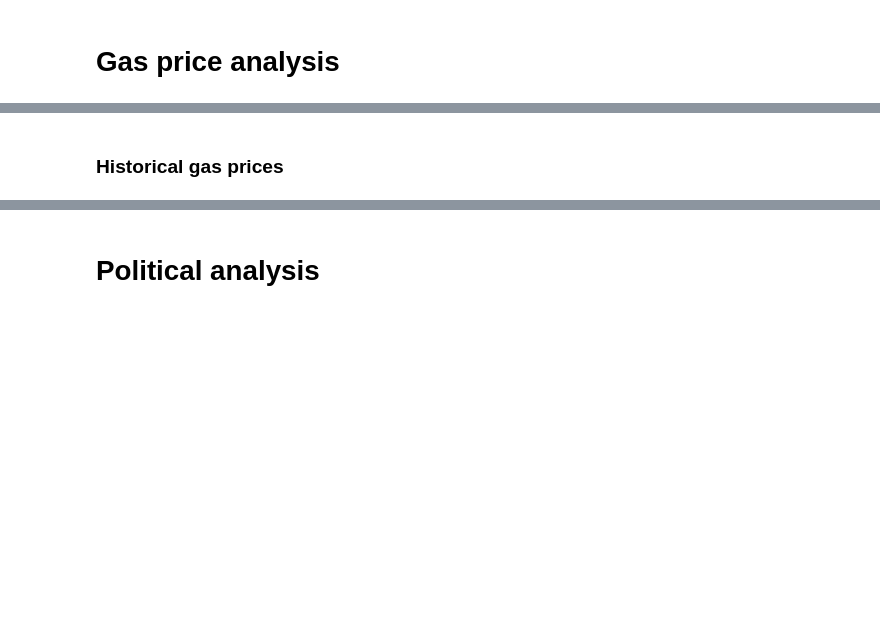
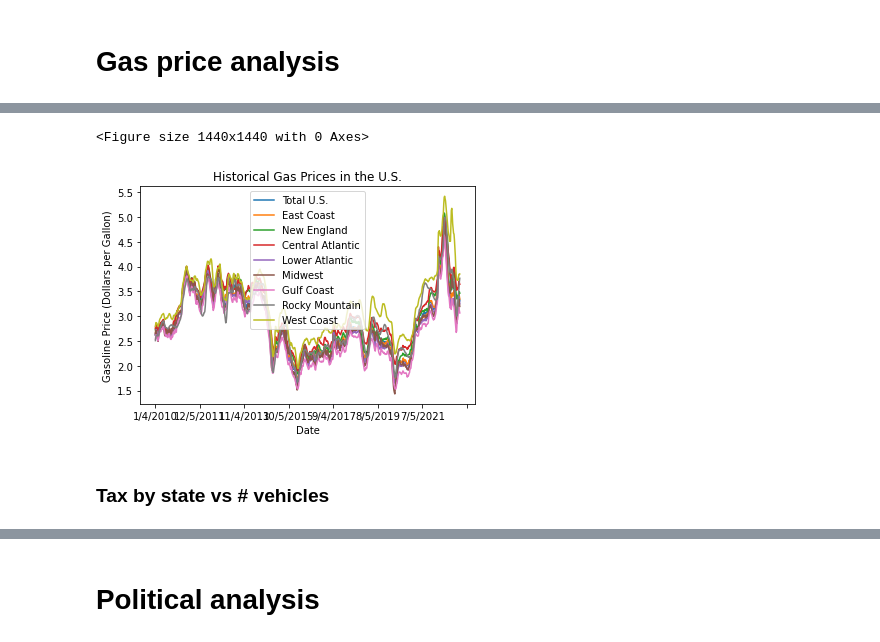
Before and after one commit to minmincg/ElectricCar_Analysis, a Jupyter notebook: Analysis/Analysis.ipynb, the cells around one changed output, grey strips where cells are left out. Drawn from its saved outputs; the diff is of its cells as text; code cells hidden in the pictures; blank space fills up the shorter version.

```diff
--- a/Analysis/Analysis.ipynb
+++ b/Analysis/Analysis.ipynb
@@ -110,0 +112,16 @@ ed_df
+# %%
+#Weekly U.S. Regular Conventional Retail Gasoline Prices (Dollars per Gallon)
+
+gas_prices = gas_prices.rename(columns={
+    'Weekly U.S. Regular Conventional Retail Gasoline Prices  (Dollars per Gallon)': 'Total U.S.',
+    'Weekly East Coast Regular Conventional Retail Gasoline Prices  (Dollars per Gallon)': 'East Coast',
+    'Weekly New England (PADD 1A) Regular Conventional Retail Gasoline Prices  (Dollars per Gallon)': 'New England',
+    'Weekly Central Atlantic (PADD 1B) Regular Conventional Retail Gasoline Prices  (Dollars per Gallon)': 'Central Atlantic',
+    'Weekly Lower Atlantic (PADD 1C) Regular Conventional Retail Gasoline Prices  (Dollars per Gallon)': 'Lower Atlantic',
+    'Weekly Midwest Regular Conventional Retail Gasoline Prices  (Dollars per Gallon)': 'Midwest',
+    'Weekly Gulf Coast Regular Conventional Retail Gasoline Prices  (Dollars per Gallon)': 'Gulf Coast',
+    'Weekly Rocky Mountain Regular Conventional Retail Gasoline Prices  (Dollars per Gallon)': 'Rocky Mountain',
+    'Weekly West Coast Regular Conventional Retail Gasoline Prices  (Dollars per Gallon)': 'West Coast'
+})
+
+gas_prices
@@ -111,2 +142,12 @@ ed_df
+# %%
+plt.figure(figsize=(20, 20))
+gas_prices.plot(x='Date')
+plt.title('Historical Gas Prices in the U.S.')
+plt.xlabel('Date')
+plt.ylabel('Gasoline Price (Dollars per Gallon)')
+plt.show()
+# %% [output]
+<Figure size 1440x1440 with 0 Axes>
+[figure, added]
 # %% [markdown]
-### Historical gas prices
+### Tax by state vs # vehicles
```
Also changed, not shown: parts of 6 cells of this notebook, 2 other files.
